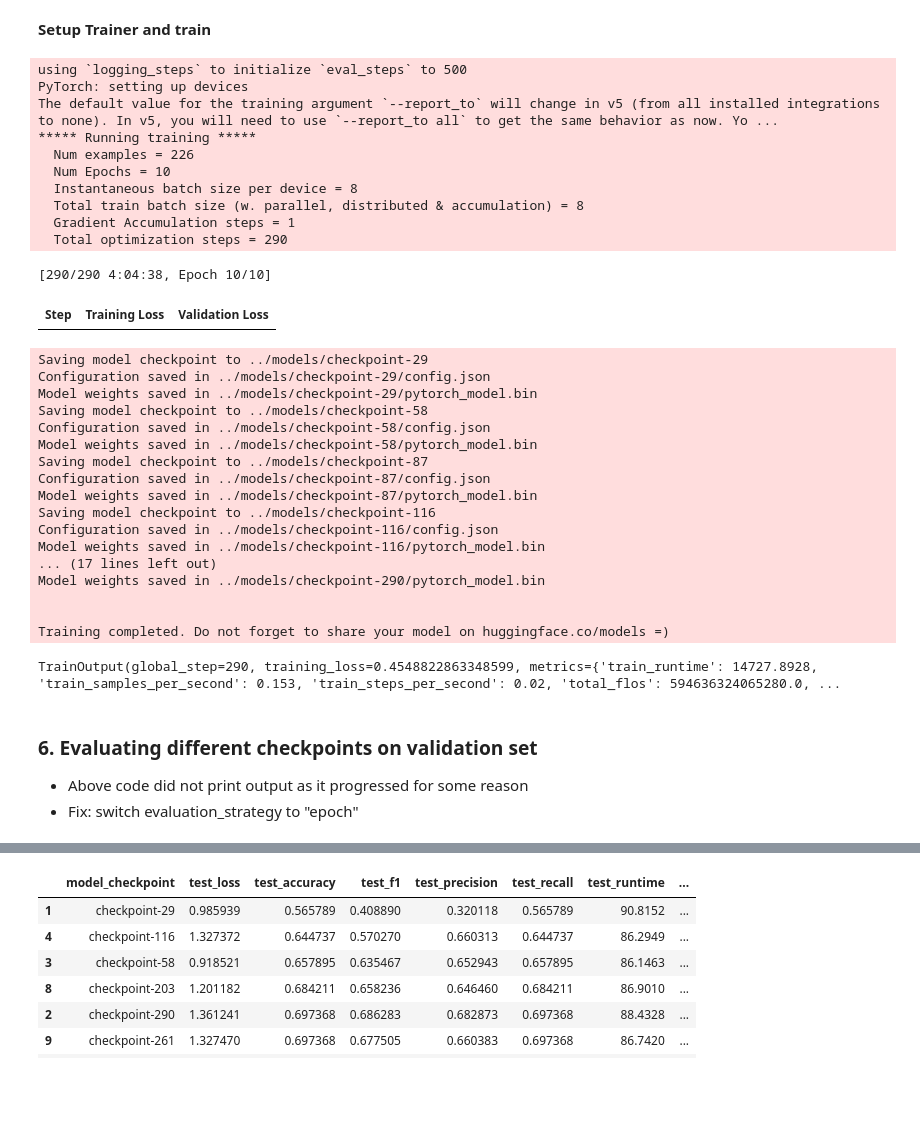
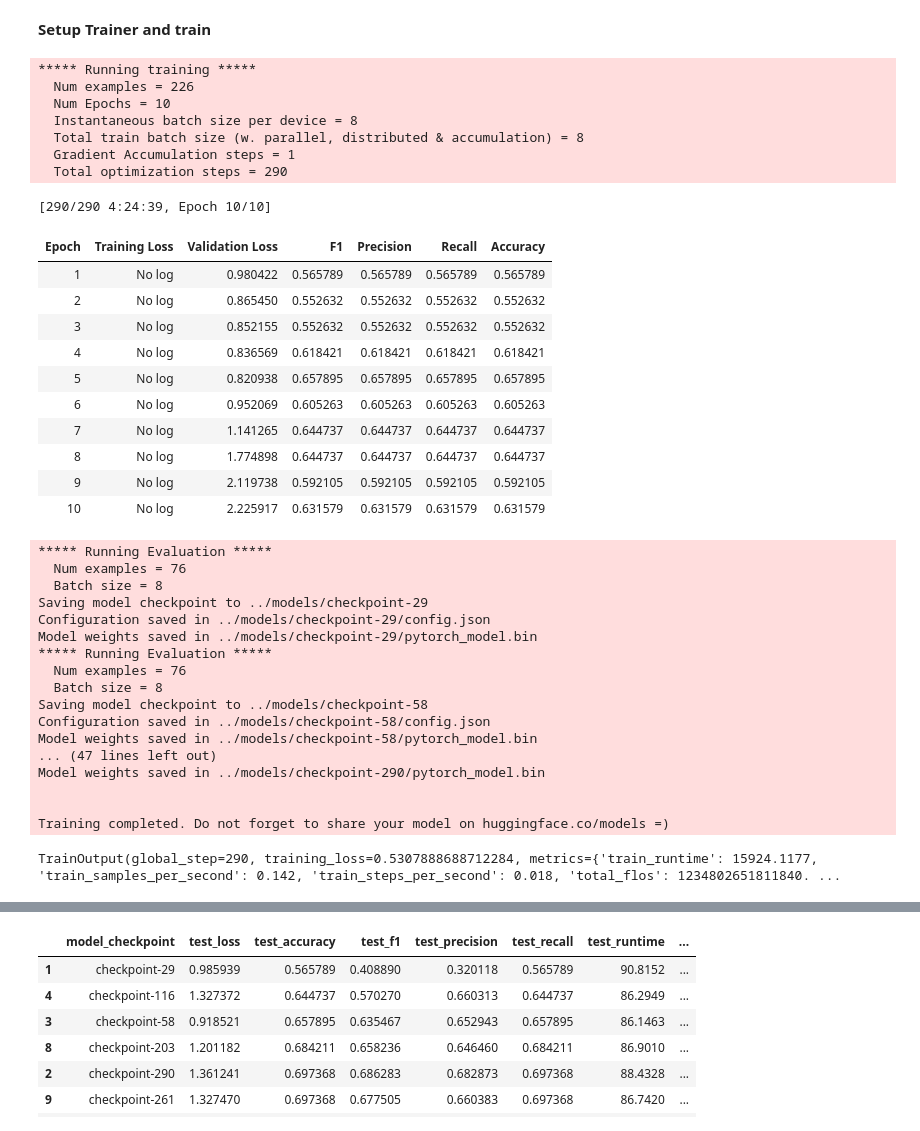
Before and after one commit to KoredeAkande/nigerian_isp_sentiment_analysis, a Jupyter notebook: notebooks/6.1.2-modeling-mbert-sentiment-analysis.ipynb, the cells around one changed output, grey strips where cells are left out. Cells and saved outputs as stored; diff of their text form; code cells hidden in the pictures; blank space fills up the shorter version.

Commit message:
Baseline and modified M-Bert models
Baseline used default Huggingface training parameters. Modified model involves loss function reweighting and increasing batch size

```diff
--- a/notebooks/6.1.2-modeling-mbert-sentiment-analysis.ipynb
+++ b/notebooks/6.1.2-modeling-mbert-sentiment-analysis.ipynb
@@ -191,7 +200,7 @@ def compute_metrics(eval_pred):
     predictions = np.argmax(logits, axis=-1)
 
     #Compute, precision, recall, f1 and accuracy score
-    precision, recall, f1, _ = precision_recall_fscore_support(labels, predictions, average='weighted')
+    precision, recall, f1, _ = precision_recall_fscore_support(labels, predictions, average='micro')
     accuracy = accuracy_score(labels, predictions)
 
     return {
@@ -233,82 +242,60 @@ You should probably TRAIN this model on a down-stream task to be able to use it
 # %% [markdown]
 **Setup Trainer and train**
 # %%
-# Define the training parameters
+#Define the training parameters
 training_args = TrainingArguments(
     output_dir                  = "../models",
     num_train_epochs            = 10,
-    per_device_train_batch_size = 16,
-    per_device_eval_batch_size  = 64,
-    warmup_steps                = 500,
-    weight_decay                = 0.01,
+    warmup_steps                = 500, #Add warmup steps since this is an entirely new problem domain for this pretrained model
     save_strategy               = "epoch",
-    evaluation_strategy         = "steps"
+    evaluation_strategy         = "epoch"
 )
 
-def get_ens_weights(no_of_classes,samples_per_cls,beta=0.99):
-
-    effective_num = 1.0 - np.power(beta, samples_per_cls)
-    weights = (1.0 - beta) / np.array(effective_num)
-    weights = weights / np.sum(weights) * no_of_classes
-
-    return weights
-
-loss_fct_weights = get_ens_weights(len(df.label.unique()),df.label.value_counts(sort=False).to_list())
-
-class CustomTrainer(Trainer):
-    def compute_loss(self, model, inputs, return_outputs=False):
-        labels = inputs.get("labels")
-        # forward pass
-        outputs = model(**inputs)
-        logits = outputs.get('logits')
-        # compute custom loss
-        loss_fct = torch.nn.CrossEntropyLoss(weight=torch.tensor(loss_fct_weights))
-        loss = loss_fct(logits.view(-1, self.model.config.num_labels), labels.view(-1))
-        return (loss, outputs) if return_outputs else loss
-
 #Define Trainer object
-trainer = CustomTrainer(
+trainer = Trainer(
     model           = model,
     args            = training_args,
     train_dataset   = train_set_dataset,
     eval_dataset    = val_set_dataset,
     compute_metrics = compute_metrics
 )
 
-#Start pre-training!
 trainer.train()
 # %% [output]
-using `logging_steps` to initialize `eval_steps` to 500
-PyTorch: setting up devices
-The default value for the training argument `--report_to` will change in v5 (from all installed integrations to none). In v5, you will need to use `--report_to all` to get the same behavior as now. Yo ...
 ***** Running training *****
   Num examples = 226
   Num Epochs = 10
   Instantaneous batch size per device = 8
   Total train batch size (w. parallel, distributed & accumulation) = 8
   Gradient Accumulation steps = 1
   Total optimization steps = 290
-[290/290 4:04:38, Epoch 10/10]
+[290/290 4:24:39, Epoch 10/10]
-| Step | Training Loss | Validation Loss |
+| Epoch | Training Loss | Validation Loss | F1 | Precision | Recall | Accuracy |
+| 1 | No log | 0.980422 | 0.565789 | 0.565789 | 0.565789 | 0.565789 |
+| 2 | No log | 0.865450 | 0.552632 | 0.552632 | 0.552632 | 0.552632 |
+| 3 | No log | 0.852155 | 0.552632 | 0.552632 | 0.552632 | 0.552632 |
+| 4 | No log | 0.836569 | 0.618421 | 0.618421 | 0.618421 | 0.618421 |
+| 5 | No log | 0.820938 | 0.657895 | 0.657895 | 0.657895 | 0.657895 |
+| 6 | No log | 0.952069 | 0.605263 | 0.605263 | 0.605263 | 0.605263 |
+| 7 | No log | 1.141265 | 0.644737 | 0.644737 | 0.644737 | 0.644737 |
+| 8 | No log | 1.774898 | 0.644737 | 0.644737 | 0.644737 | 0.644737 |
+| 9 | No log | 2.119738 | 0.592105 | 0.592105 | 0.592105 | 0.592105 |
+| 10 | No log | 2.225917 | 0.631579 | 0.631579 | 0.631579 | 0.631579 |
+***** Running Evaluation *****
+  Num examples = 76
+  Batch size = 8
 Saving model checkpoint to ../models/checkpoint-29
 Configuration saved in ../models/checkpoint-29/config.json
 Model weights saved in ../models/checkpoint-29/pytorch_model.bin
+***** Running Evaluation *****
+  Num examples = 76
+  Batch size = 8
 Saving model checkpoint to ../models/checkpoint-58
 Configuration saved in ../models/checkpoint-58/config.json
 Model weights saved in ../models/checkpoint-58/pytorch_model.bin
-Saving model checkpoint to ../models/checkpoint-87
-Configuration saved in ../models/checkpoint-87/config.json
-Model weights saved in ../models/checkpoint-87/pytorch_model.bin
-Saving model checkpoint to ../models/checkpoint-116
-Configuration saved in ../models/checkpoint-116/config.json
-Model weights saved in ../models/checkpoint-116/pytorch_model.bin
-... (17 lines left out)
+... (47 lines left out)
 Model weights saved in ../models/checkpoint-290/pytorch_model.bin
 
 
 Training completed. Do not forget to share your model on huggingface.co/models =)
-TrainOutput(global_step=290, training_loss=0.4548822863348599, metrics={'train_runtime': 14727.8928, 'train_samples_per_second': 0.153, 'train_steps_per_second': 0.02, 'total_flos': 594636324065280.0, ...
+TrainOutput(global_step=290, training_loss=0.5307888688712284, metrics={'train_runtime': 15924.1177, 'train_samples_per_second': 0.142, 'train_steps_per_second': 0.018, 'total_flos': 1234802651811840. ...
-# %% [markdown]
-### 6. Evaluating different checkpoints on validation set
-- Above code did not print output as it progressed for some reason
-- Fix: switch evaluation_strategy to "epoch"
```
Also changed, not shown: parts of 45 cells of this notebook.
